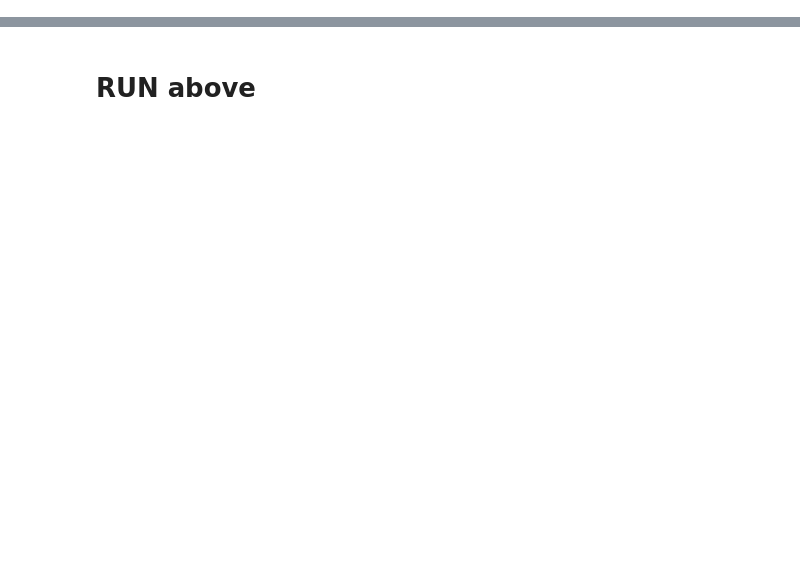
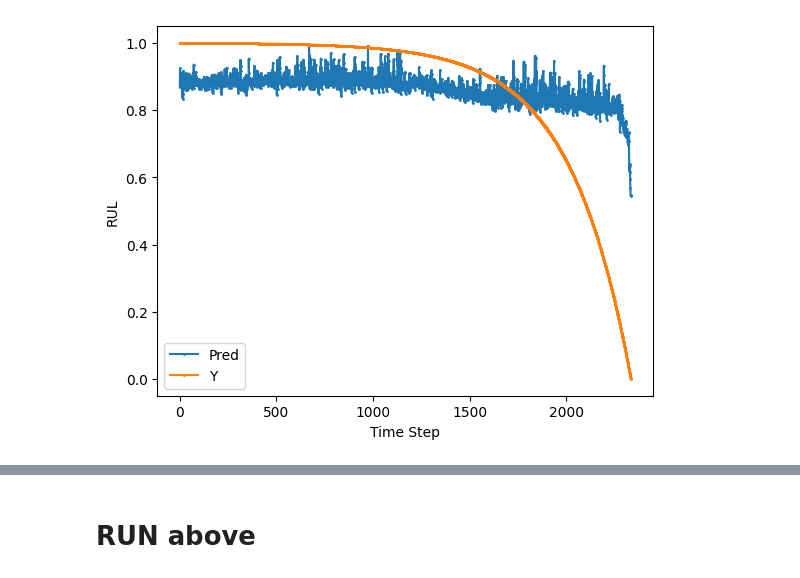
Before and after one commit to qawl987/DAST-self, a Jupyter notebook: notebook/FEMTO-st/model_training/main.ipynb, the cells around one changed output, grey strips where cells are left out. Saved outputs shown, nothing was run; the diff lists cells and outputs as text; code cells hidden in the pictures; blank space fills up the shorter version.

```diff
--- a/notebook/FEMTO-st/model_training/main.ipynb
+++ b/notebook/FEMTO-st/model_training/main.ipynb
@@ -208,5 +196,5 @@ z = z.tolist()
 # %%
-y = Y_test.detach().cpu().numpy()
+y = dast_model.Y_test.detach().cpu().numpy()
 y = np.reshape(y, -1)
 y = y.tolist()
 # %%
@@ -228,17 +211,12 @@ plt.show()
 # %%
-import matplotlib.pyplot as plt
-
-# Example data
-
-# Plotting the line chart
-plt.plot(best_predict, label='Pred', marker='o', markersize=1)
-plt.plot(y, label='Y', marker='s', markersize=1)
-# Adding labels and title
-plt.xlabel('Time Step')
-plt.ylabel('RUL')
-# Adding a legend
-plt.legend()
-
-# Display the plot
-plt.show()
+def best_predict():
+    plt.plot(dast_model.best_predict, label='Pred', marker='o', markersize=1)
+    plt.plot(y, label='Y', marker='s', markersize=1)
+    plt.xlabel('Time Step')
+    plt.ylabel('RUL')
+    plt.legend()
+    plt.show()
+best_predict()
+# %% [output]
+[figure, added]
 # %%
```
Also changed, not shown: parts of 7 cells of this notebook.
